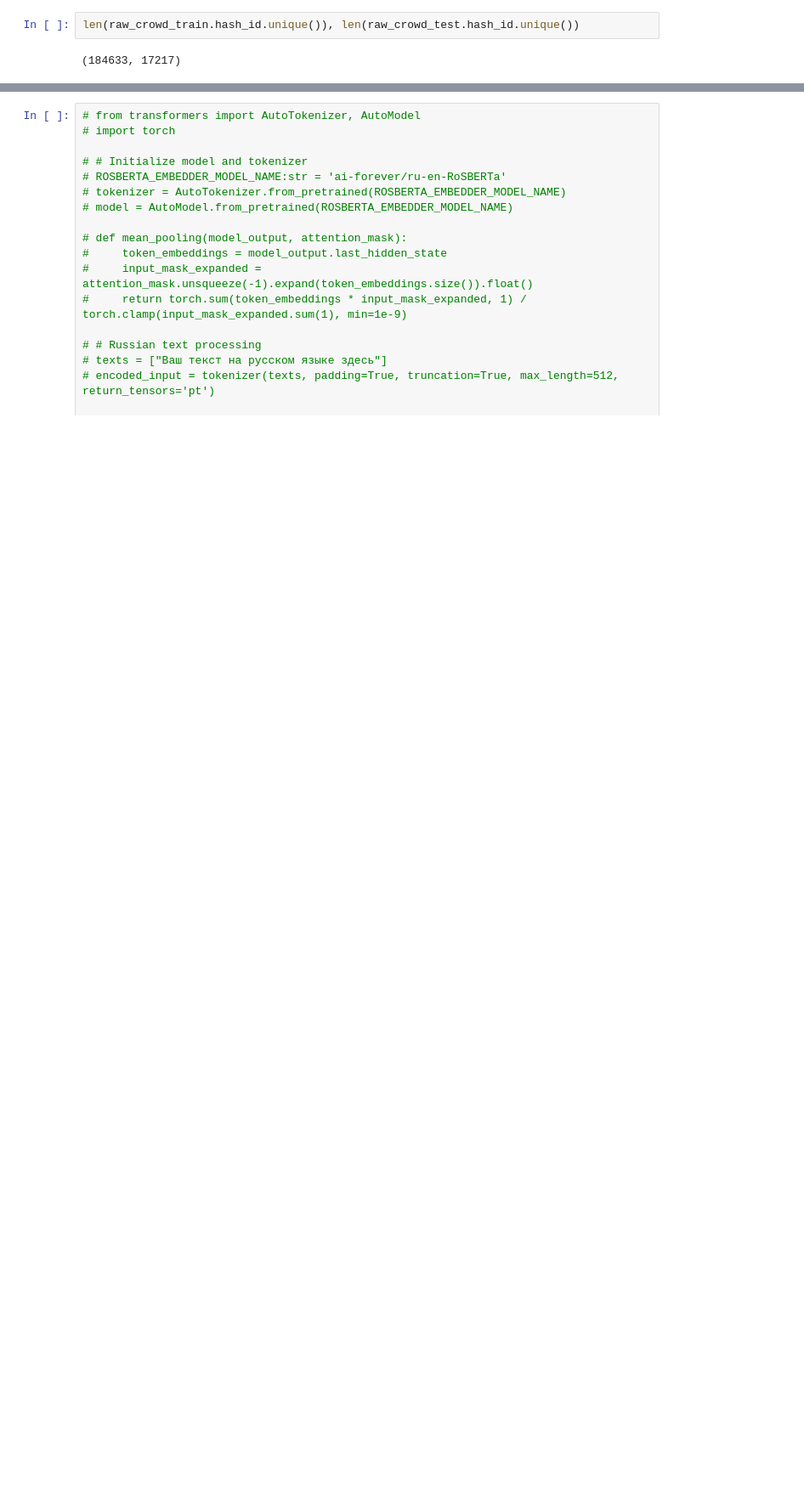
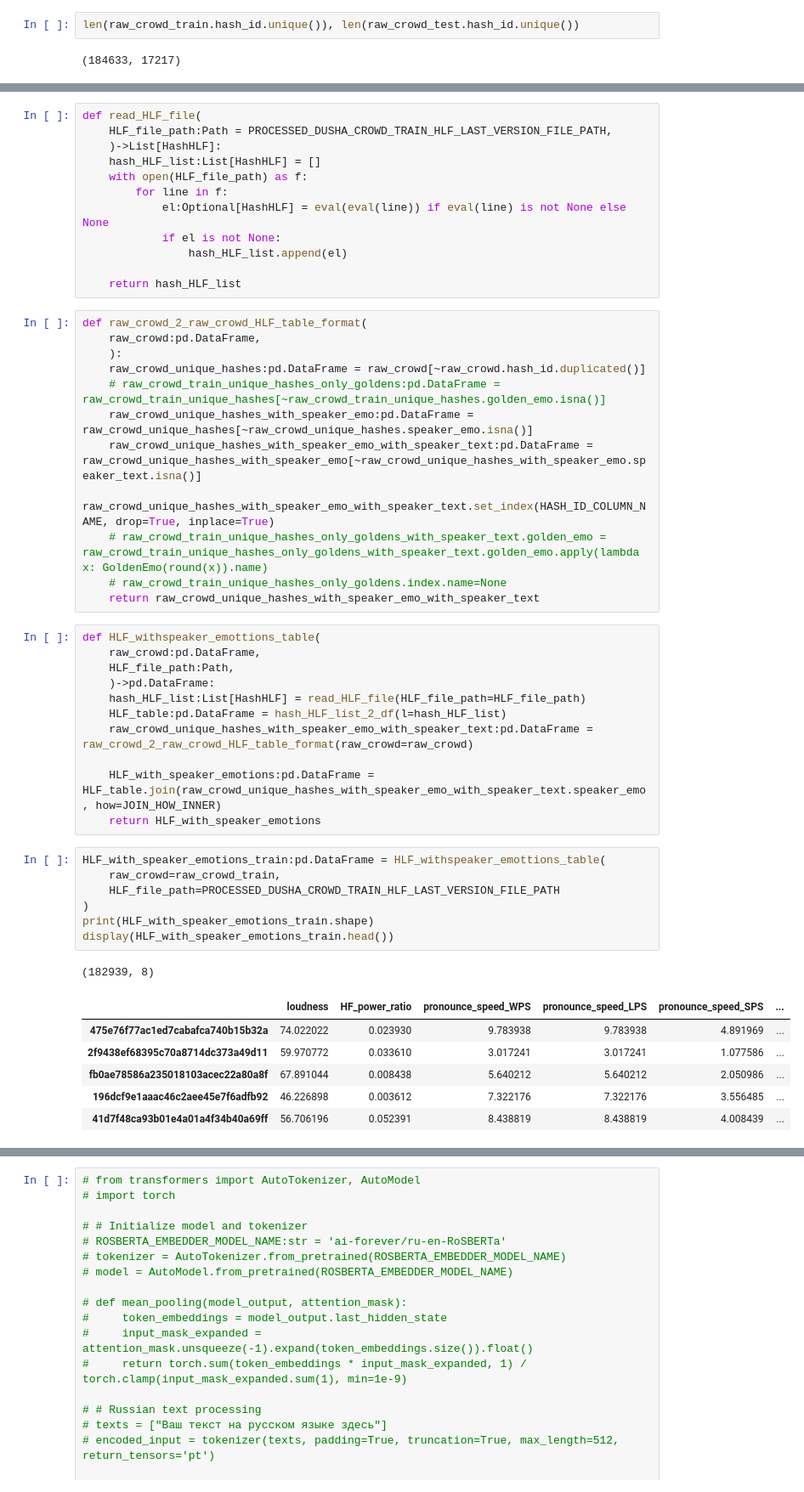
Before and after one commit to Kislv/MastersDegreeProject, a Jupyter notebook: high_level_feature_extractor/test.ipynb, the cells around one changed output, grey strips where cells are left out. Shown at 85% size. Saved outputs shown, nothing was run; the diff lists cells and outputs as text; blank space fills up the shorter version.

```diff
--- a/high_level_feature_extractor/test.ipynb
+++ b/high_level_feature_extractor/test.ipynb
@@ -213,0 +206,50 @@ dtype: object
+# %%
+def read_HLF_file(
+    HLF_file_path:Path = PROCESSED_DUSHA_CROWD_TRAIN_HLF_LAST_VERSION_FILE_PATH,
+    )->List[HashHLF]:
+    hash_HLF_list:List[HashHLF] = []
+    with open(HLF_file_path) as f:
+        for line in f:
+            el:Optional[HashHLF] = eval(eval(line)) if eval(line) is not None else None
+            if el is not None:
+                hash_HLF_list.append(el)
+
+    return hash_HLF_list
+# %%
+def raw_crowd_2_raw_crowd_HLF_table_format(
+    raw_crowd:pd.DataFrame,
+    ):
+    raw_crowd_unique_hashes:pd.DataFrame = raw_crowd[~raw_crowd.hash_id.duplicated()]
+    # raw_crowd_train_unique_hashes_only_goldens:pd.DataFrame = raw_crowd_train_unique_hashes[~raw_crowd_train_unique_hashes.golden_emo.isna()]
+    raw_crowd_unique_hashes_with_speaker_emo:pd.DataFrame = raw_crowd_unique_hashes[~raw_crowd_unique_hashes.speaker_emo.isna()]
+    raw_crowd_unique_hashes_with_speaker_emo_with_speaker_text:pd.DataFrame = raw_crowd_unique_hashes_with_speaker_emo[~raw_crowd_unique_hashes_with_speaker_emo.speaker_text.isna()]
+    raw_crowd_unique_hashes_with_speaker_emo_with_speaker_text.set_index(HASH_ID_COLUMN_NAME, drop=True, inplace=True)
+    # raw_crowd_train_unique_hashes_only_goldens_with_speaker_text.golden_emo = raw_crowd_train_unique_hashes_only_goldens_with_speaker_text.golden_emo.apply(lambda x: GoldenEmo(round(x)).name)
+    # raw_crowd_train_unique_hashes_only_goldens.index.name=None
+    return raw_crowd_unique_hashes_with_speaker_emo_with_speaker_text
+# %%
+def HLF_withspeaker_emottions_table(
+    raw_crowd:pd.DataFrame,
+    HLF_file_path:Path,
+    )->pd.DataFrame:
+    hash_HLF_list:List[HashHLF] = read_HLF_file(HLF_file_path=HLF_file_path)
+    HLF_table:pd.DataFrame = hash_HLF_list_2_df(l=hash_HLF_list)
+    raw_crowd_unique_hashes_with_speaker_emo_with_speaker_text:pd.DataFrame = raw_crowd_2_raw_crowd_HLF_table_format(raw_crowd=raw_crowd)
+
+    HLF_with_speaker_emotions:pd.DataFrame = HLF_table.join(raw_crowd_unique_hashes_with_speaker_emo_with_speaker_text.speaker_emo, how=JOIN_HOW_INNER)
+    return HLF_with_speaker_emotions
+# %%
+HLF_with_speaker_emotions_train:pd.DataFrame = HLF_withspeaker_emottions_table(
+    raw_crowd=raw_crowd_train,
+    HLF_file_path=PROCESSED_DUSHA_CROWD_TRAIN_HLF_LAST_VERSION_FILE_PATH
+)
+print(HLF_with_speaker_emotions_train.shape)
+display(HLF_with_speaker_emotions_train.head())
+# %% [output]
+(182939, 8)
+|  | loudness | HF_power_ratio | pronounce_speed_WPS | pronounce_speed_LPS | pronounce_speed_SPS | ... |
+| 475e76f77ac1ed7cabafca740b15b32a | 74.022022 | 0.023930 | 9.783938 | 9.783938 | 4.891969 | ... |
+| 2f9438ef68395c70a8714dc373a49d11 | 59.970772 | 0.033610 | 3.017241 | 3.017241 | 1.077586 | ... |
+| fb0ae78586a235018103acec22a80a8f | 67.891044 | 0.008438 | 5.640212 | 5.640212 | 2.050986 | ... |
+| 196dcf9e1aaac46c2aee45e7f6adfb92 | 46.226898 | 0.003612 | 7.322176 | 7.322176 | 3.556485 | ... |
+| 41d7f48ca93b01e4a01a4f34b40a69ff | 56.706196 | 0.052391 | 8.438819 | 8.438819 | 4.008439 | ... |
```
Also changed, not shown: parts of 19 cells of this notebook, 14 other files.
